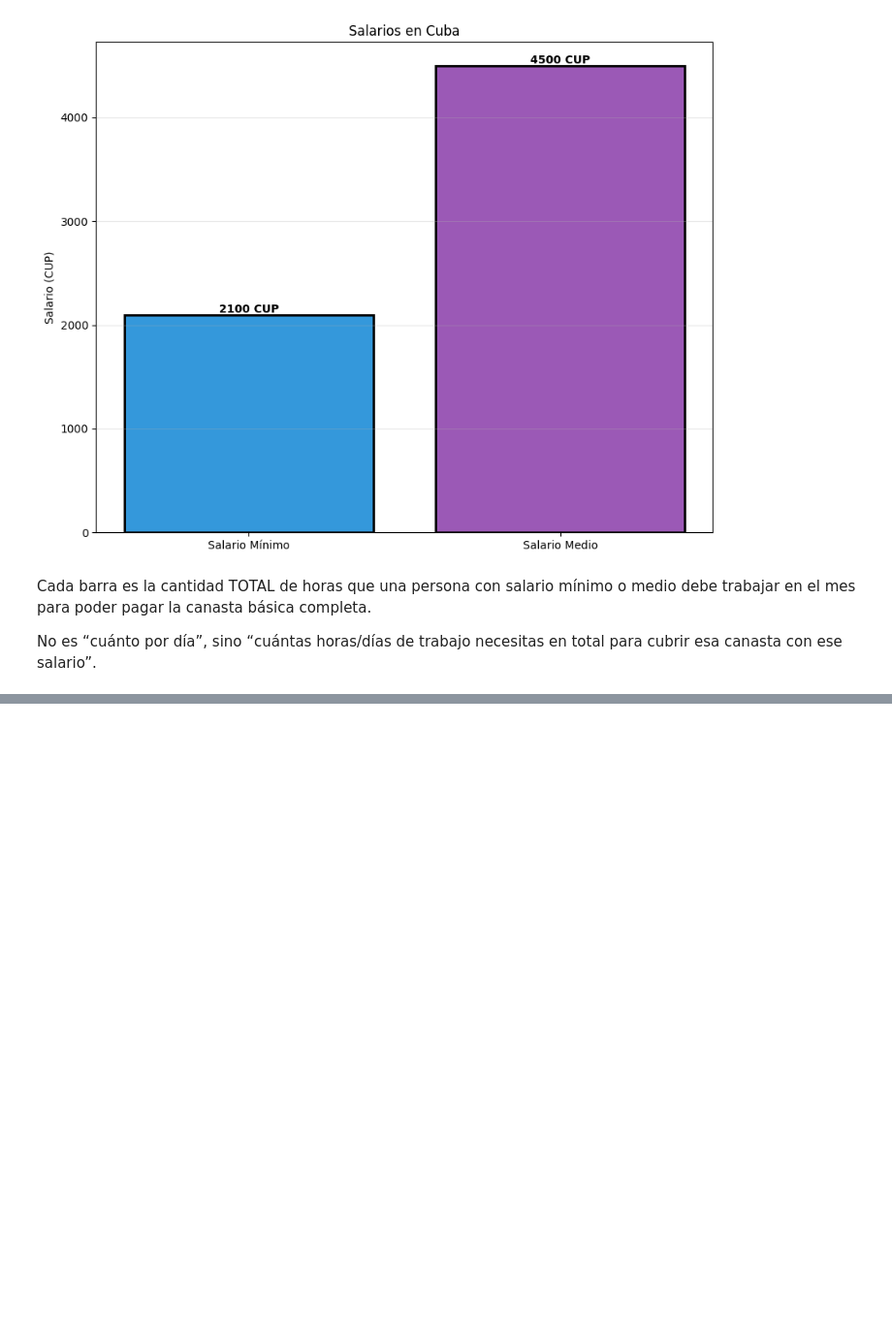
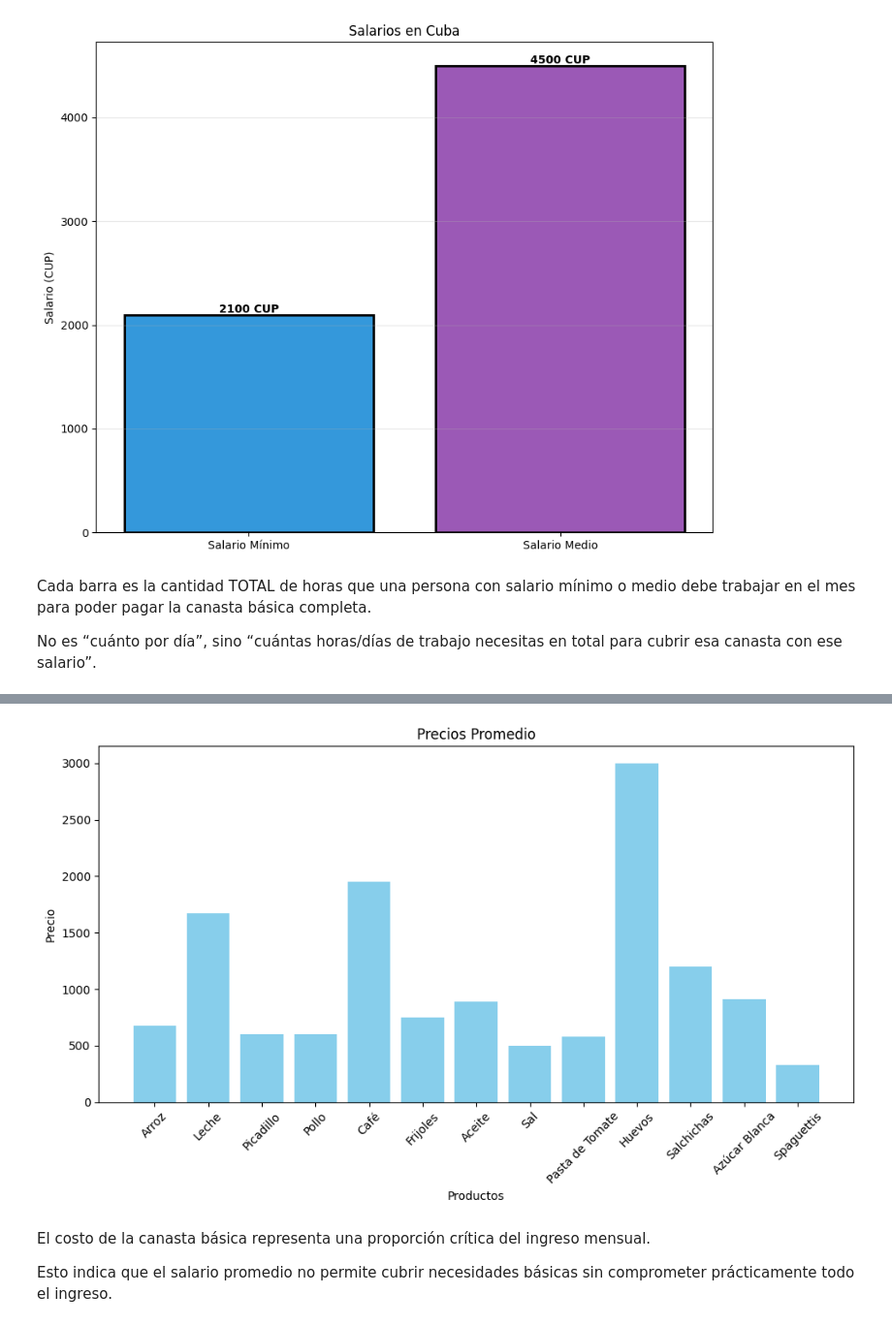
Before and after one commit to Aleinad-06/MYPIMES, a Jupyter notebook: main/main.ipynb, the cells around one changed output, grey strips where cells are left out. Shown at 97% size. Saved outputs shown, nothing was run; the diff lists cells and outputs as text; code cells hidden in the pictures; blank space fills up the shorter version.

```diff
--- a/main/main.ipynb
+++ b/main/main.ipynb
@@ -443,0 +581,34 @@ presentacion(todo)
+# %%
+from modules.graphs import union, canasta_b, promedio
+
+precios_productos = {}
+
+for producto in union(mypime, yerro_m):
+    for p in producto["productos"]:
+        for cb in canasta_b(canasta_basica):
+            if cb["nombre"].lower() in p["nombre"].lower():
+                nombre = cb["nombre"]
+                precio = p["precio_cup"]
+                if nombre not in precios_productos:
+                    precios_productos[nombre] = []
+                    precios_productos[nombre].append(precio)
+
+promedios = {}
+for nombre, precios in precios_productos.items():
+    if precios:
+        promedios[nombre] = promedio(precios)
+
+plt.figure(figsize=(10, 6))
+plt.bar(promedios.keys(), promedios.values(), color='skyblue')
+plt.title("Precios Promedio")
+plt.xlabel("Productos")
+plt.ylabel("Precio")
+plt.xticks(rotation=45)
+plt.tight_layout()
+plt.show()
+# %% [output]
+[figure, added]
+# %% [markdown]
+El costo de la canasta básica representa una proporción crítica del ingreso mensual.
+
+Esto indica que el salario promedio no permite cubrir necesidades básicas sin comprometer prácticamente todo el ingreso.
```
Also changed, not shown: parts of 22 cells of this notebook, 6 other files.
